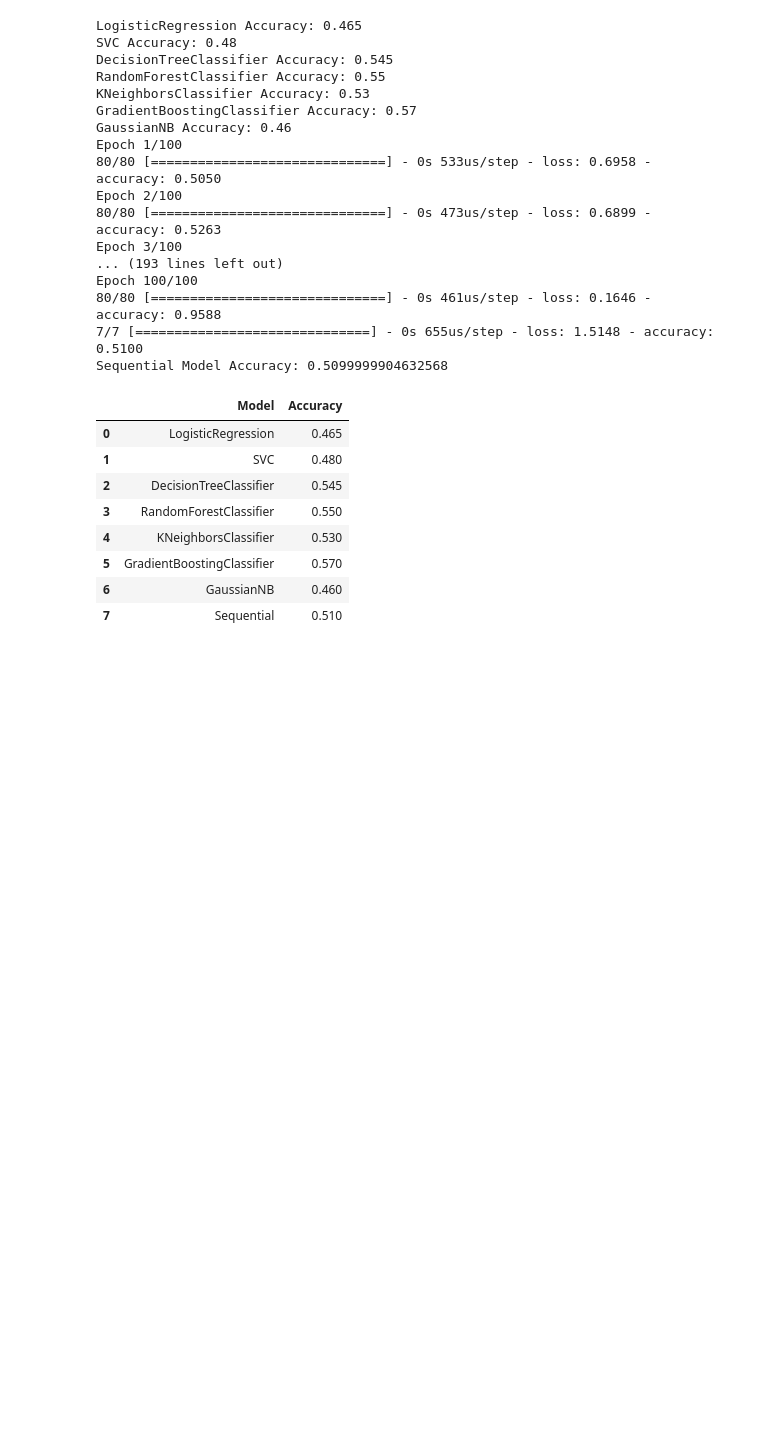
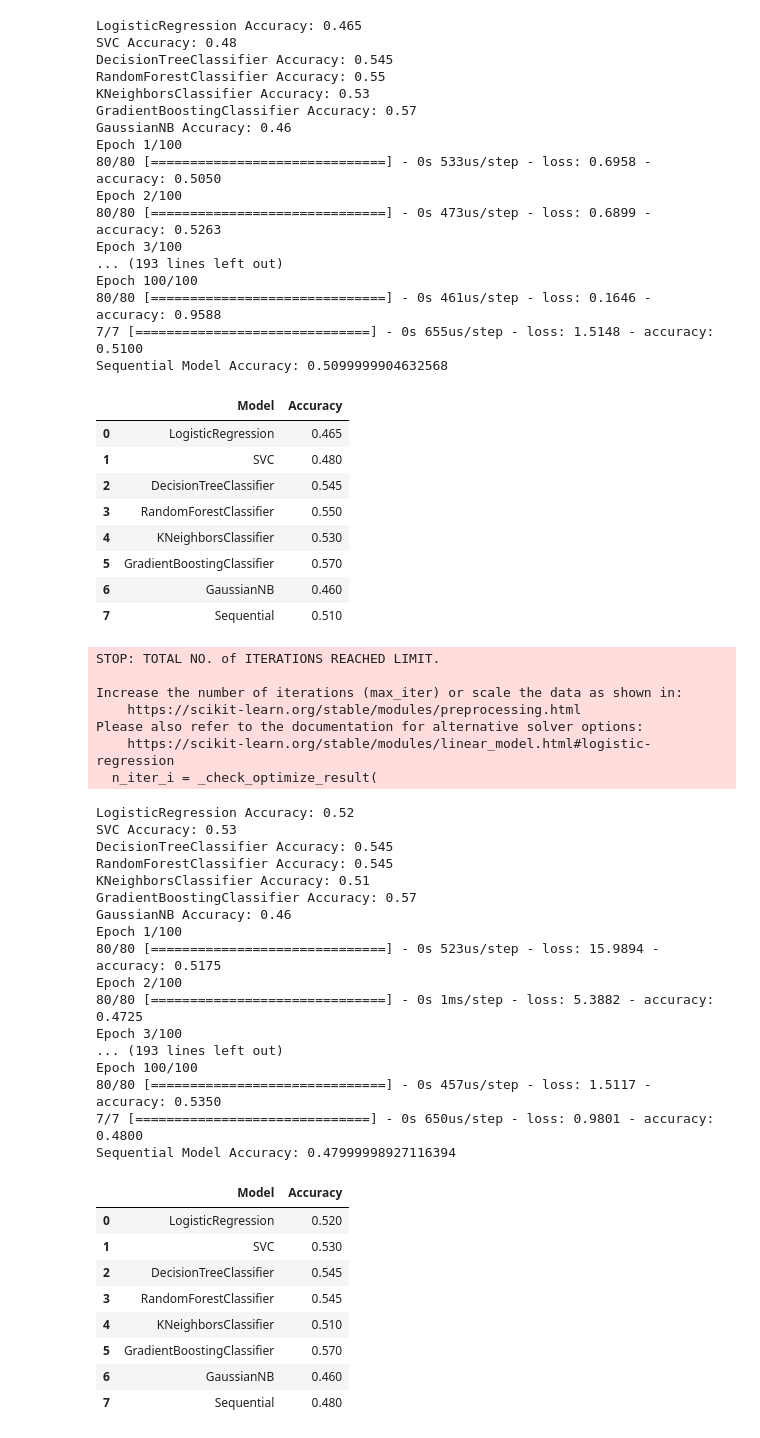
Before and after one commit to MaukanMir/Customer-Churn-Repository, a Jupyter notebook: training.ipynb, the cells around one changed output. Cells and saved outputs as stored; diff of their text form; code cells hidden in the pictures; blank space fills up the shorter version.

```diff
--- a/training.ipynb
+++ b/training.ipynb
@@ -365,3 +365,40 @@ Sequential Model Accuracy: 0.5099999904632568
 | 5 | GradientBoostingClassifier | 0.570 |
 | 6 | GaussianNB | 0.460 |
 | 7 | Sequential | 0.510 |
+# %%
+models = run_all_models(X_train, X_test, y_train_encoded, y_test_encoded)
+models
+# %% [output]
+STOP: TOTAL NO. of ITERATIONS REACHED LIMIT.
+
+Increase the number of iterations (max_iter) or scale the data as shown in:
+    https://scikit-learn.org/stable/modules/preprocessing.html
+Please also refer to the documentation for alternative solver options:
+    https://scikit-learn.org/stable/modules/linear_model.html#logistic-regression
+  n_iter_i = _check_optimize_result(
+LogisticRegression Accuracy: 0.52
+SVC Accuracy: 0.53
+DecisionTreeClassifier Accuracy: 0.545
+RandomForestClassifier Accuracy: 0.545
+KNeighborsClassifier Accuracy: 0.51
+GradientBoostingClassifier Accuracy: 0.57
+GaussianNB Accuracy: 0.46
+Epoch 1/100
+80/80 [==============================] - 0s 523us/step - loss: 15.9894 - accuracy: 0.5175
+Epoch 2/100
+80/80 [==============================] - 0s 1ms/step - loss: 5.3882 - accuracy: 0.4725
+Epoch 3/100
+... (193 lines left out)
+Epoch 100/100
+80/80 [==============================] - 0s 457us/step - loss: 1.5117 - accuracy: 0.5350
+7/7 [==============================] - 0s 650us/step - loss: 0.9801 - accuracy: 0.4800
+Sequential Model Accuracy: 0.47999998927116394
+|  | Model | Accuracy |
+| 0 | LogisticRegression | 0.520 |
+| 1 | SVC | 0.530 |
+| 2 | DecisionTreeClassifier | 0.545 |
+| 3 | RandomForestClassifier | 0.545 |
+| 4 | KNeighborsClassifier | 0.510 |
+| 5 | GradientBoostingClassifier | 0.570 |
+| 6 | GaussianNB | 0.460 |
+| 7 | Sequential | 0.480 |
```
